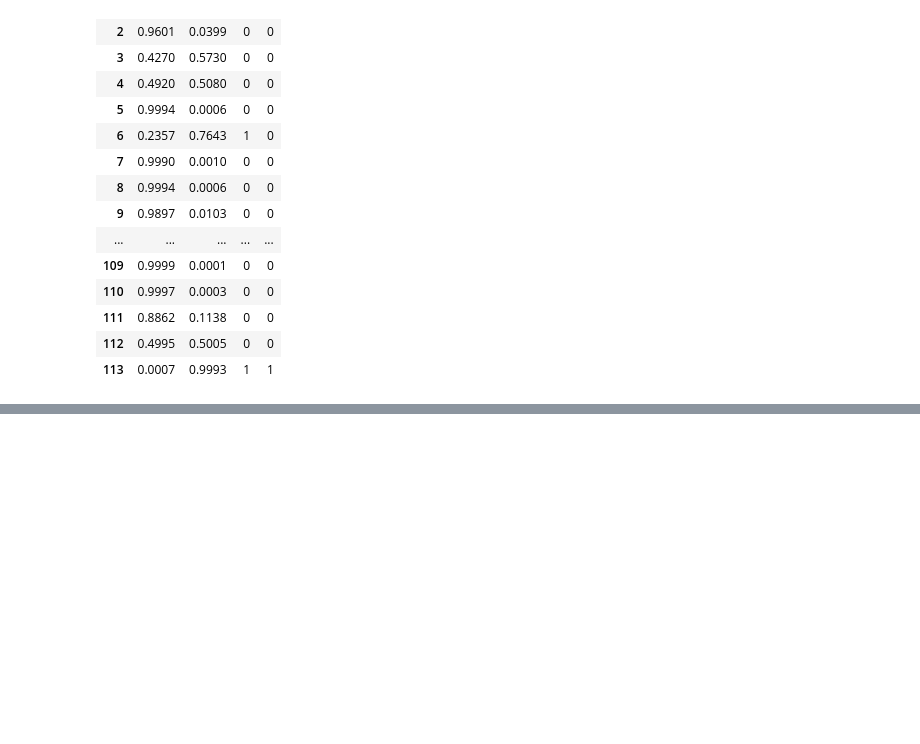
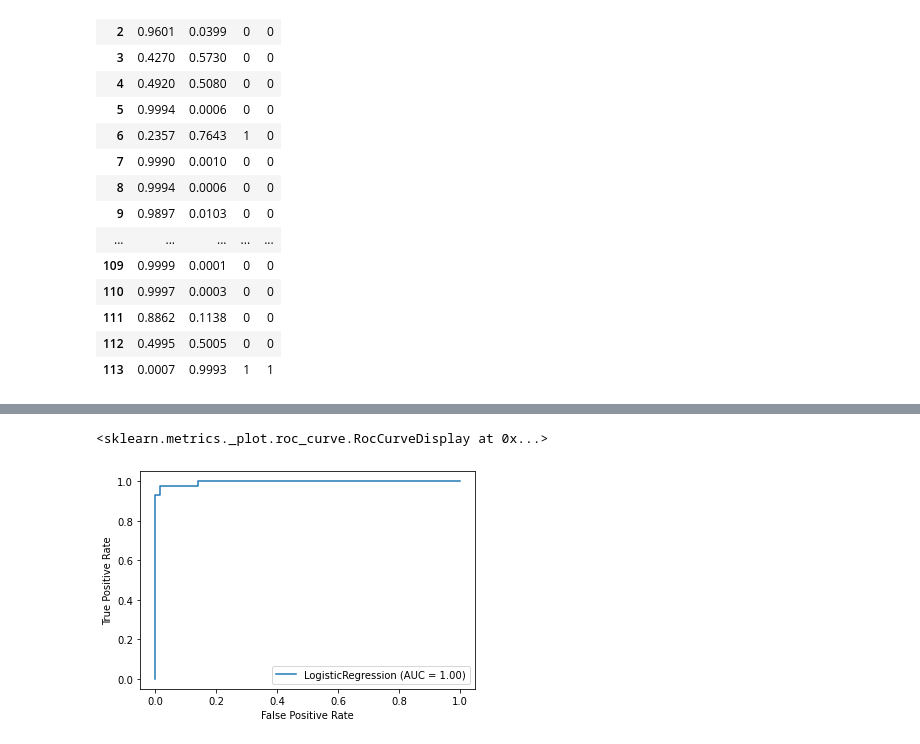
Before and after one commit to frenzytejask98/ML_TA_IIITB_2020, a Jupyter notebook: October_30/scores_metrics.ipynb, the cells around one changed output, grey strips where cells are left out. Saved outputs shown, nothing was run; the diff lists cells and outputs as text; code cells hidden in the pictures; blank space fills up the shorter version.

```diff
--- a/October_30/scores_metrics.ipynb
+++ b/October_30/scores_metrics.ipynb
@@ -172,0 +185,5 @@ TO summarise it very briefly, **accuracy** is good when there is very little to
+# %%
+plot_roc_curve(classifier, X_test, y_test)
+# %% [output]
+<sklearn.metrics._plot.roc_curve.RocCurveDisplay at 0x...>
+[figure, added]
```
Also changed, not shown: parts of 5 cells of this notebook, 1 other file.
